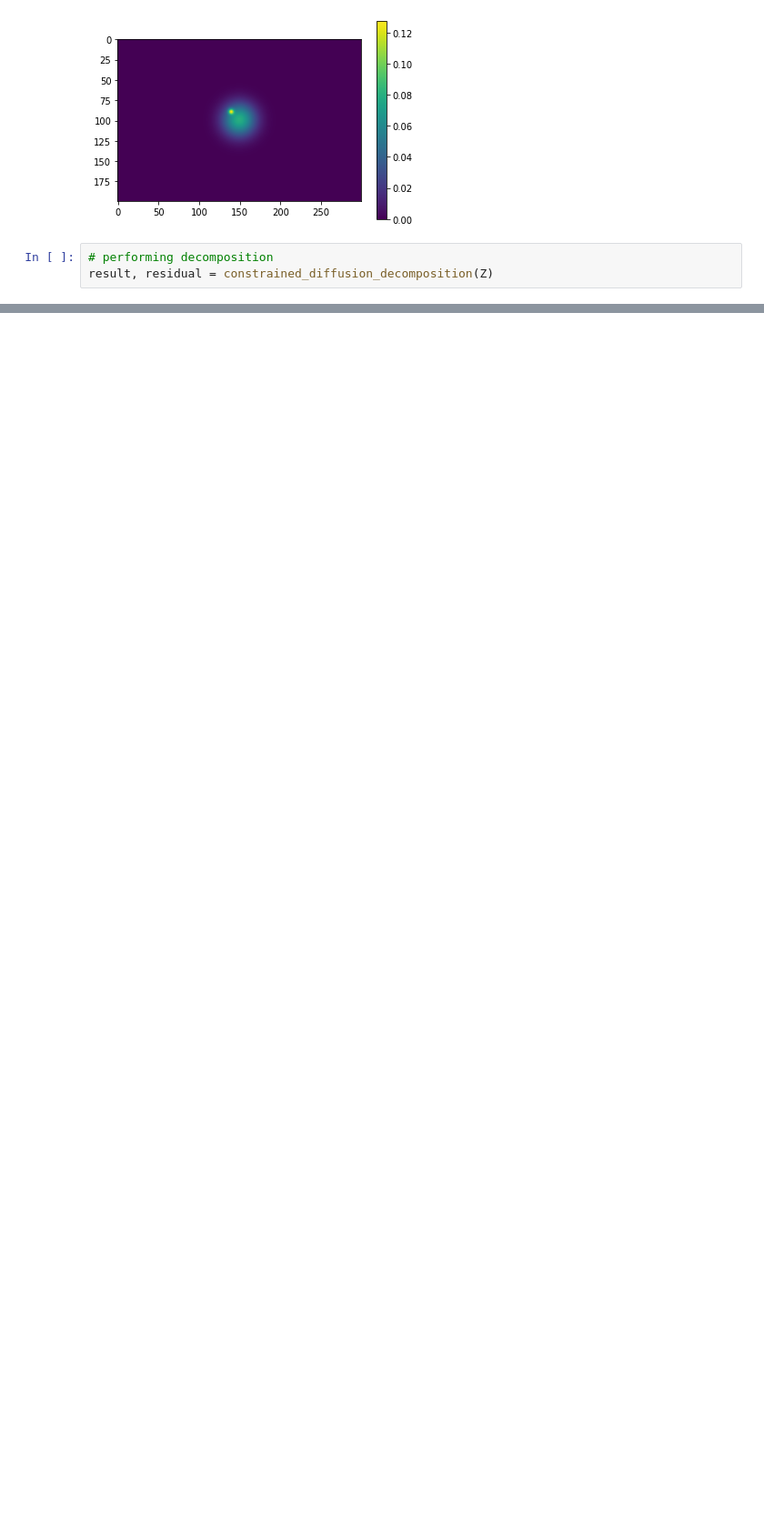
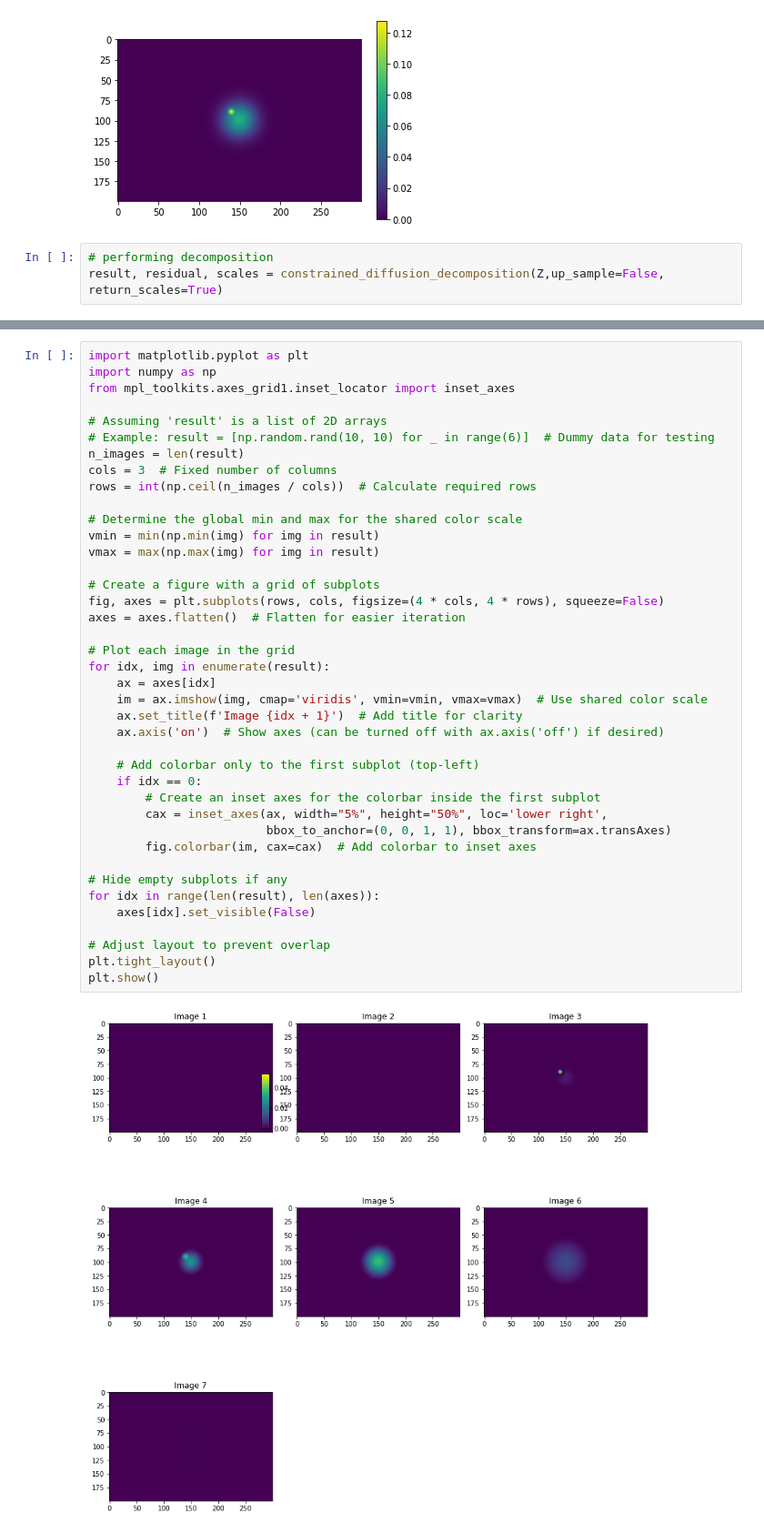
Before and after one commit to gxli/Constrained-Diffusion-Decomposition, a Jupyter notebook: examples/example.ipynb, the cells around one changed output, grey strips where cells are left out. Shown at 91% size. Saved outputs shown, nothing was run; the diff lists cells and outputs as text; blank space fills up the shorter version.

```diff
--- a/examples/example.ipynb
+++ b/examples/example.ipynb
@@ -50,5 +64,5 @@ plt.show()
 [figure]
 # %%
 # performing decomposition
-result, residual = constrained_diffusion_decomposition(Z)
+result, residual, scales = constrained_diffusion_decomposition(Z,up_sample=False, return_scales=True)
 # %% [output]
@@ -75,0 +83,42 @@ for i in result:
+# %%
+import matplotlib.pyplot as plt
+import numpy as np
+from mpl_toolkits.axes_grid1.inset_locator import inset_axes
+
+# Assuming 'result' is a list of 2D arrays
+# Example: result = [np.random.rand(10, 10) for _ in range(6)]  # Dummy data for testing
+n_images = len(result)
+cols = 3  # Fixed number of columns
+rows = int(np.ceil(n_images / cols))  # Calculate required rows
+
+# Determine the global min and max for the shared color scale
+vmin = min(np.min(img) for img in result)
+vmax = max(np.max(img) for img in result)
+
+# Create a figure with a grid of subplots
+fig, axes = plt.subplots(rows, cols, figsize=(4 * cols, 4 * rows), squeeze=False)
+axes = axes.flatten()  # Flatten for easier iteration
+
+# Plot each image in the grid
+for idx, img in enumerate(result):
+    ax = axes[idx]
+    im = ax.imshow(img, cmap='viridis', vmin=vmin, vmax=vmax)  # Use shared color scale
+    ax.set_title(f'Image {idx + 1}')  # Add title for clarity
+    ax.axis('on')  # Show axes (can be turned off with ax.axis('off') if desired)
+
+    # Add colorbar only to the first subplot (top-left)
+    if idx == 0:
+        # Create an inset axes for the colorbar inside the first subplot
+        cax = inset_axes(ax, width="5%", height="50%", loc='lower right',
+                         bbox_to_anchor=(0, 0, 1, 1), bbox_transform=ax.transAxes)
+        fig.colorbar(im, cax=cax)  # Add colorbar to inset axes
+
+# Hide empty subplots if any
+for idx in range(len(result), len(axes)):
+    axes[idx].set_visible(False)
+
+# Adjust layout to prevent overlap
+plt.tight_layout()
+plt.show()
+# %% [output]
+[figure, added]
```
Also changed, not shown: parts of 5 cells of this notebook, 13 other files.
